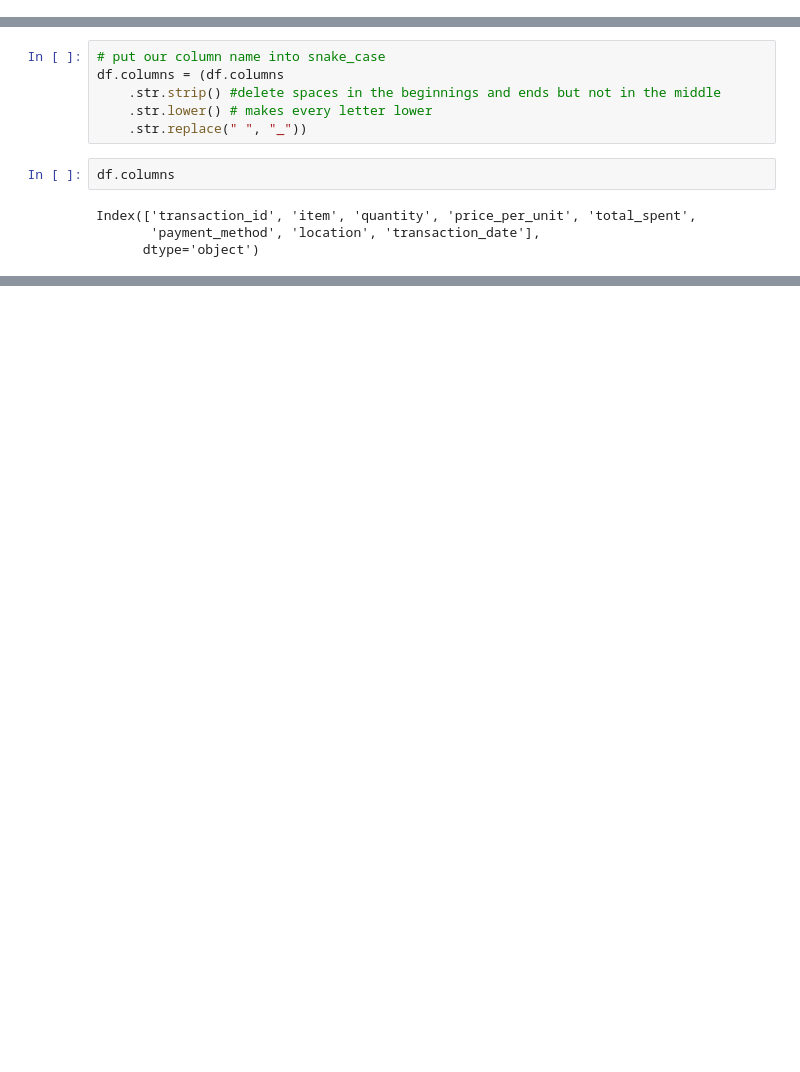
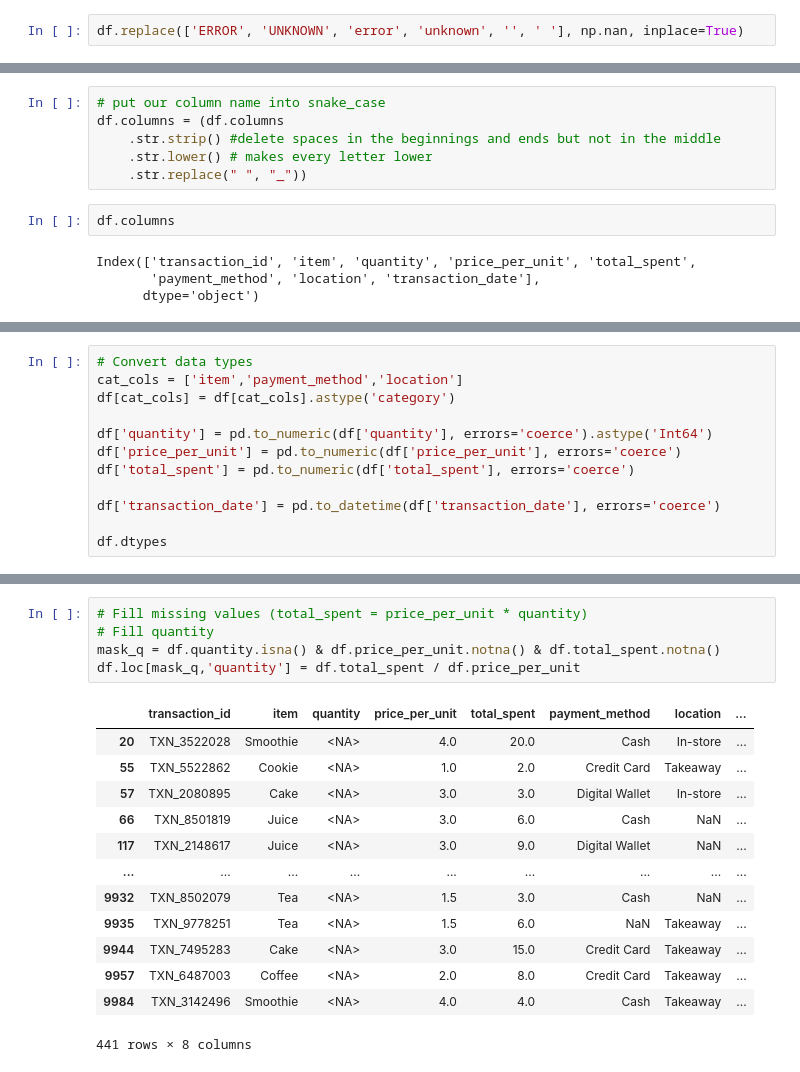
Before and after one commit to Alister44/Cafe_Sales_Analysis, a Jupyter notebook: data_cleaning.ipynb, the cells around one changed output, grey strips where cells are left out. Drawn from its saved outputs; the diff is of its cells as text; blank space fills up the shorter version.

Commit message:
Fill missing values (total_spent = price_per_unit * quantity) # Fill quantity

```diff
--- a/data_cleaning.ipynb
+++ b/data_cleaning.ipynb
@@ -125,0 +128,2 @@ dtype: int64
+# %%
+df.replace(['ERROR', 'UNKNOWN', 'error', 'unknown', '', ' '], np.nan, inplace=True)
@@ -137,0 +176,12 @@ Index(['transaction_id', 'item', 'quantity', 'price_per_unit', 'total_spent',
+# %%
+# Convert data types
+cat_cols = ['item','payment_method','location']
+df[cat_cols] = df[cat_cols].astype('category')
+
+df['quantity'] = pd.to_numeric(df['quantity'], errors='coerce').astype('Int64')
+df['price_per_unit'] = pd.to_numeric(df['price_per_unit'], errors='coerce')
+df['total_spent'] = pd.to_numeric(df['total_spent'], errors='coerce')
+
+df['transaction_date'] = pd.to_datetime(df['transaction_date'], errors='coerce')
+
+df.dtypes
@@ -137,0 +211,19 @@ Index(['transaction_id', 'item', 'quantity', 'price_per_unit', 'total_spent',
+# %%
+# Fill missing values (total_spent = price_per_unit * quantity)
+# Fill quantity
+mask_q = df.quantity.isna() & df.price_per_unit.notna() & df.total_spent.notna()
+df.loc[mask_q,'quantity'] = df.total_spent / df.price_per_unit
+# %% [output]
+|  | transaction_id | item | quantity | price_per_unit | total_spent | payment_method | location | ... |
+| 20 | TXN_3522028 | Smoothie | <NA> | 4.0 | 20.0 | Cash | In-store | ... |
+| 55 | TXN_5522862 | Cookie | <NA> | 1.0 | 2.0 | Credit Card | Takeaway | ... |
+| 57 | TXN_2080895 | Cake | <NA> | 3.0 | 3.0 | Digital Wallet | In-store | ... |
+| 66 | TXN_8501819 | Juice | <NA> | 3.0 | 6.0 | Cash | NaN | ... |
+| 117 | TXN_2148617 | Juice | <NA> | 3.0 | 9.0 | Digital Wallet | NaN | ... |
+| ... | ... | ... | ... | ... | ... | ... | ... | ... |
+| 9932 | TXN_8502079 | Tea | <NA> | 1.5 | 3.0 | Cash | NaN | ... |
+| 9935 | TXN_9778251 | Tea | <NA> | 1.5 | 6.0 | NaN | Takeaway | ... |
+| 9944 | TXN_7495283 | Cake | <NA> | 3.0 | 15.0 | Credit Card | Takeaway | ... |
+| 9957 | TXN_6487003 | Coffee | <NA> | 2.0 | 8.0 | Credit Card | Takeaway | ... |
+| 9984 | TXN_3142496 | Smoothie | <NA> | 4.0 | 4.0 | Cash | Takeaway | ... |
+441 rows × 8 columns
```
Also changed, not shown: parts of 6 cells of this notebook.
